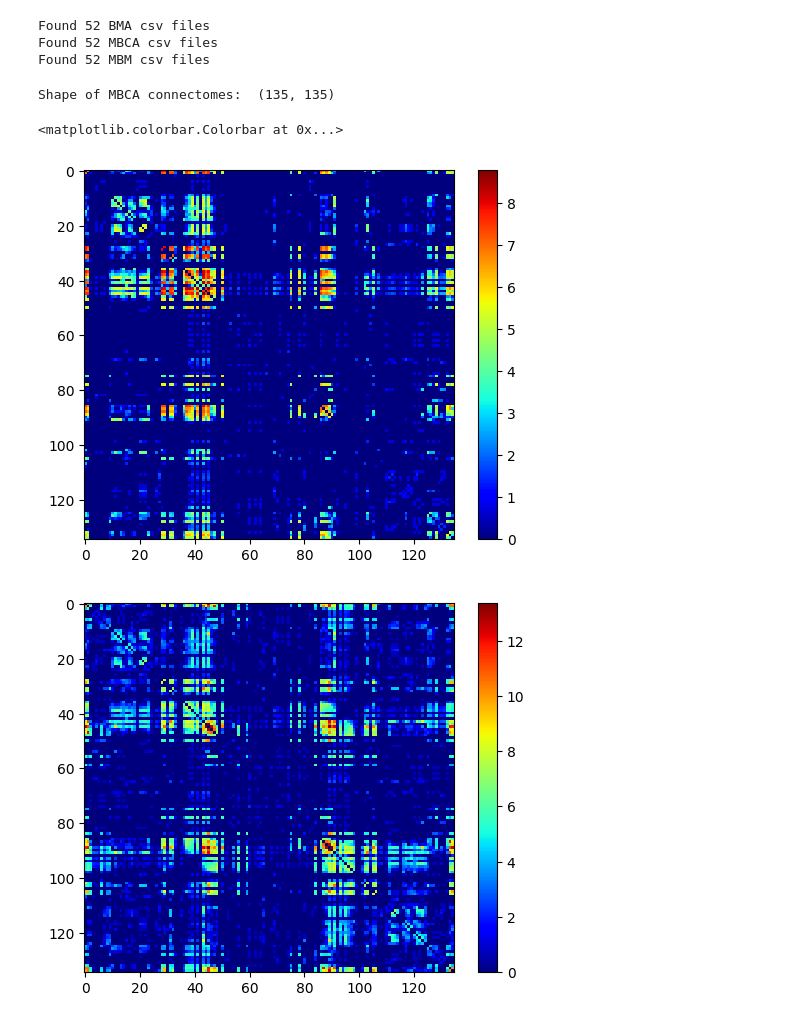
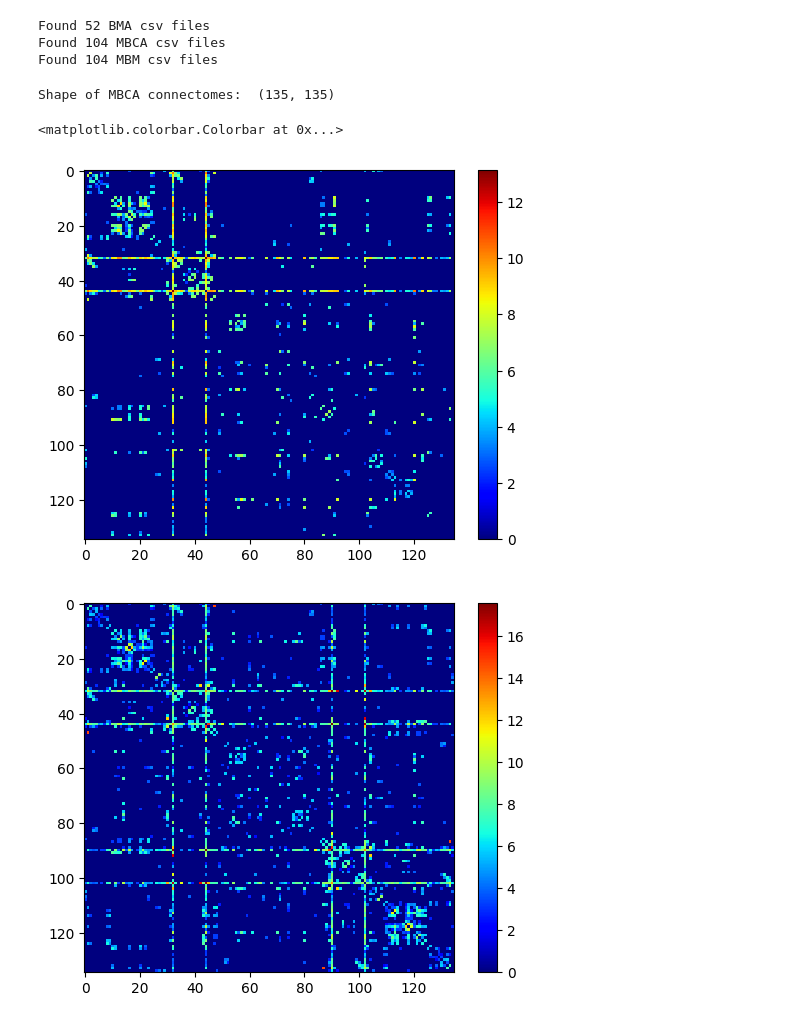
Before and after one commit to Hana-Ali/Deep-Learning-For-SC, a Jupyter notebook: Marmoset_Residual_Training/data_preprocessing/check_prob_csv.ipynb, the cells around one changed output. Drawn from its saved outputs; the diff is of its cells as text; code cells hidden in the pictures.

Commit message:
working on getting the connectomes, converted trk to tck then got

```diff
--- a/Marmoset_Residual_Training/data_preprocessing/check_prob_csv.ipynb
+++ b/Marmoset_Residual_Training/data_preprocessing/check_prob_csv.ipynb
@@ -15,17 +15,17 @@ MBCA_csv_files = [csv for csv in csv_files if "MBCA_connectomes" in csv]
 MBM_csv_files = [csv for csv in csv_files if "MBM_connectomes" in csv]
 
 # Filter for the tracer streamline ones
-BMA_csv_files = [csv for csv in BMA_csv_files if "track" in csv]
-MBCA_csv_files = [csv for csv in MBCA_csv_files if "track" in csv]
-MBM_csv_files = [csv for csv in MBM_csv_files if "track" in csv]
+BMA_csv_files = [csv for csv in BMA_csv_files if "tracer" in csv]
+MBCA_csv_files = [csv for csv in MBCA_csv_files if "tracer" in csv]
+MBM_csv_files = [csv for csv in MBM_csv_files if "tracer" in csv]
 
 print("Found {} BMA csv files".format(len(BMA_csv_files)))
 print("Found {} MBCA csv files".format(len(MBCA_csv_files)))
 print("Found {} MBM csv files".format(len(MBM_csv_files)))
 # %% [output]
 Found 52 BMA csv files
-Found 52 MBCA csv files
-Found 52 MBM csv files
+Found 104 MBCA csv files
+Found 104 MBM csv files
 # %%
 # Function to flip the matrix
 def flip_matrix(matrix):
@@ -86,19 +86,19 @@ Shape of MBCA connectomes:  (135, 135)
 # %%
 # Make a figure of 4 subplots, each with a log connectome then s
 
 plt.figure()
-plt.imshow(MBCA_log_connectomes[2], interpolation='nearest', aspect='equal', cmap='jet')
+plt.imshow(MBCA_log_connectomes[1], interpolation='nearest', aspect='equal', cmap='jet')
 plt.colorbar()
 plt.figure()
-plt.imshow(MBCA_symmetrized_log_connectomes[2], interpolation='nearest', aspect='equal', cmap='jet')
+plt.imshow(MBCA_symmetrized_log_connectomes[1], interpolation='nearest', aspect='equal', cmap='jet')
 plt.colorbar()
 plt.figure()
-plt.imshow(MBM_log_connectomes[2], interpolation='nearest', aspect='equal', cmap='jet')
+plt.imshow(MBM_log_connectomes[1], interpolation='nearest', aspect='equal', cmap='jet')
 plt.colorbar()
 plt.figure()
-plt.imshow(MBM_symmetrized_log_connectomes[2], interpolation='nearest', aspect='equal', cmap='jet')
+plt.imshow(MBM_symmetrized_log_connectomes[1], interpolation='nearest', aspect='equal', cmap='jet')
 plt.colorbar()
 # %% [output]
 <matplotlib.colorbar.Colorbar at 0x...>
-[figure, old version]
+[figure, new version]
-[figure, old version]
+[figure, new version]
```
Also changed, not shown: parts of 2 cells of this notebook.
